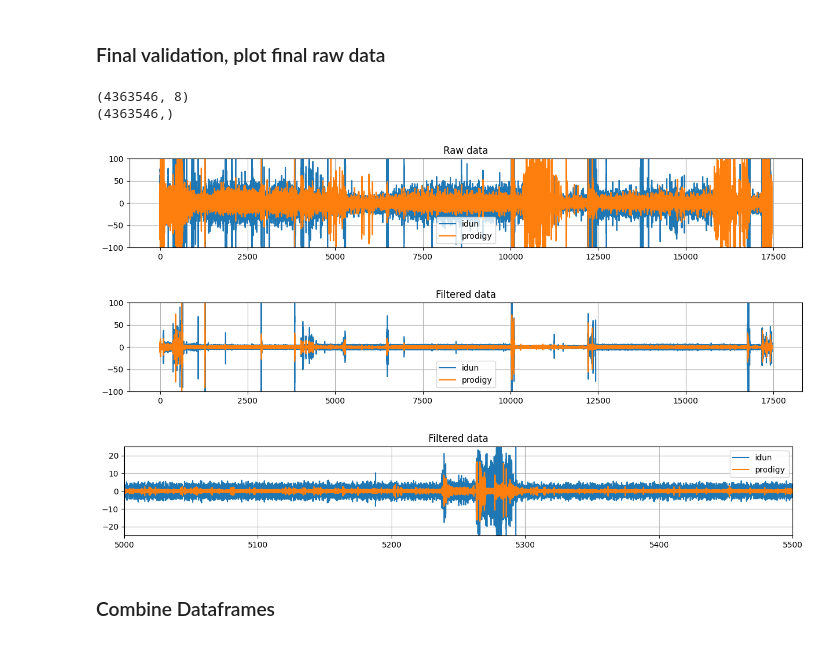
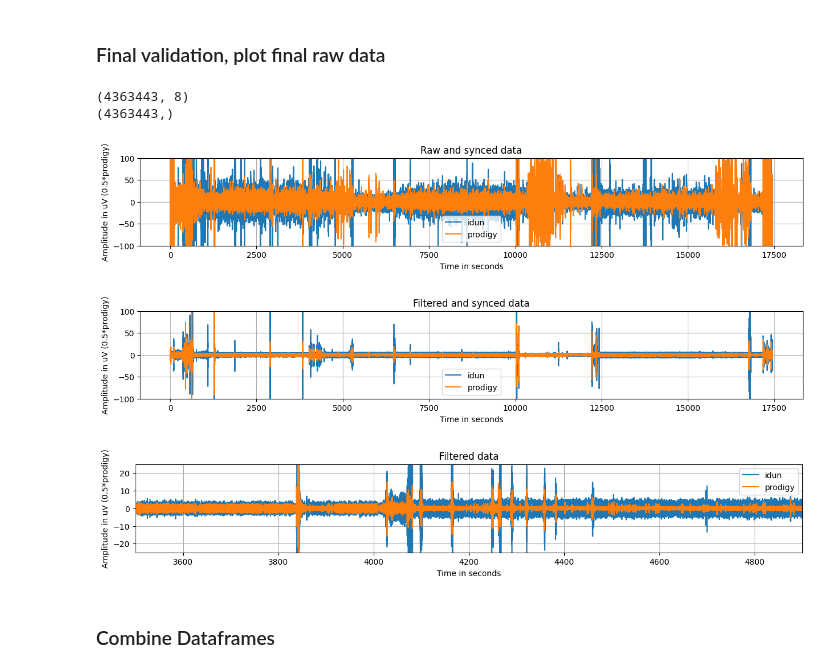
Before and after one commit to iduntech/idn-sync-data, a Jupyter notebook: sync_main.ipynb, the cells around one changed output. Drawn from its saved outputs; the diff is of its cells as text; code cells hidden in the pictures.

```diff
--- a/sync_main.ipynb
+++ b/sync_main.ipynb
@@ -32,8 +33,8 @@ from scipy.signal import resample
 ### Upload all data
 # %%
 folder = "01_Pre_study"
-subject = "S002"
-night = "night3"
+subject = "S001"
+night = "night1"
 edf_file_path = glob.glob(os.path.join(folder, subject, night, "*.edf"))[0]
 csv_file_path = glob.glob(os.path.join(folder, subject, night, "*eeg.csv"))[0]
 prodigy_raw_data = mne.io.read_raw_edf(edf_file_path, preload=True)
@@ -495,54 +494,60 @@ prodigy_filtered = do_bandpass(
     [config.FILTER_RANGE[0], config.FILTER_RANGE[1]],
     config.BASE_SAMPLE_RATE,
 )
 
 idun_filtered = do_bandpass(
     shifted_final_idun_base_arr,
     [config.FILTER_RANGE[0], config.FILTER_RANGE[1]],
     config.BASE_SAMPLE_RATE,
 )
 
 
 plt.figure(figsize=(15, 2))
 time_seconds = np.arange(len(shifted_final_idun_base_arr)) / config.BASE_SAMPLE_RATE
 plt.plot(time_seconds, shifted_final_idun_base_arr, label="idun")
 plt.plot(time_seconds, 0.5 * prodigy_channel_1_minus_2, label="prodigy")
 plt.legend()
 plt.ylim(-100, 100)
-plt.title("Raw data")
+plt.title("Raw and synced data")
+plt.xlabel("Time in seconds")
+plt.ylabel("Amplitude in uV (0.5*prodigy)")
 plt.savefig(os.path.join(folder, subject, night, f"{subject}_{night}_raw.png"))
 plt.grid()
 
 
 plt.figure(figsize=(15, 2))
 time_seconds = np.arange(len(idun_filtered)) / config.BASE_SAMPLE_RATE
 plt.plot(time_seconds, idun_filtered, label="idun")
 plt.plot(time_seconds, 0.5 * prodigy_filtered, label="prodigy")
 plt.legend()
 plt.ylim(-100, 100)
-plt.title("Filtered data")
+plt.title("Filtered and synced data")
+plt.xlabel("Time in seconds")
+plt.ylabel("Amplitude in uV (0.5*prodigy)")
 plt.savefig(os.path.join(folder, subject, night, f"{subject}_{night}_filtered.png"))
 plt.grid()
 # %% [output]
-(4363546, 8)
-(4363546,)
+(4363443, 8)
+(4363443,)
-[figure, old version]
+[figure, new version]
-[figure, old version]
+[figure, new version]
 # %%
 plt.figure(figsize=(15, 2))
 time_seconds = np.arange(len(idun_filtered)) / config.BASE_SAMPLE_RATE
 plt.plot(time_seconds, idun_filtered, label="idun")
 plt.plot(time_seconds, 0.5 * prodigy_filtered, label="prodigy")
 plt.legend()
-plt.xlim(5000, 5500)
+plt.xlim(3500, 4900)
 plt.ylim(-25, 25)
 plt.title("Filtered data")
+plt.xlabel("Time in seconds")
+plt.ylabel("Amplitude in uV (0.5*prodigy)")
 plt.grid()
 plt.savefig(
     os.path.join(folder, subject, night, f"{subject}_{night}_filtered_zoom.png")
 )
 # %% [output]
-[figure, old version]
+[figure, new version]
 # %% [markdown]
 ### Combine Dataframes
 # %%
```
Also changed, not shown: parts of 22 cells of this notebook, 1 other file.
